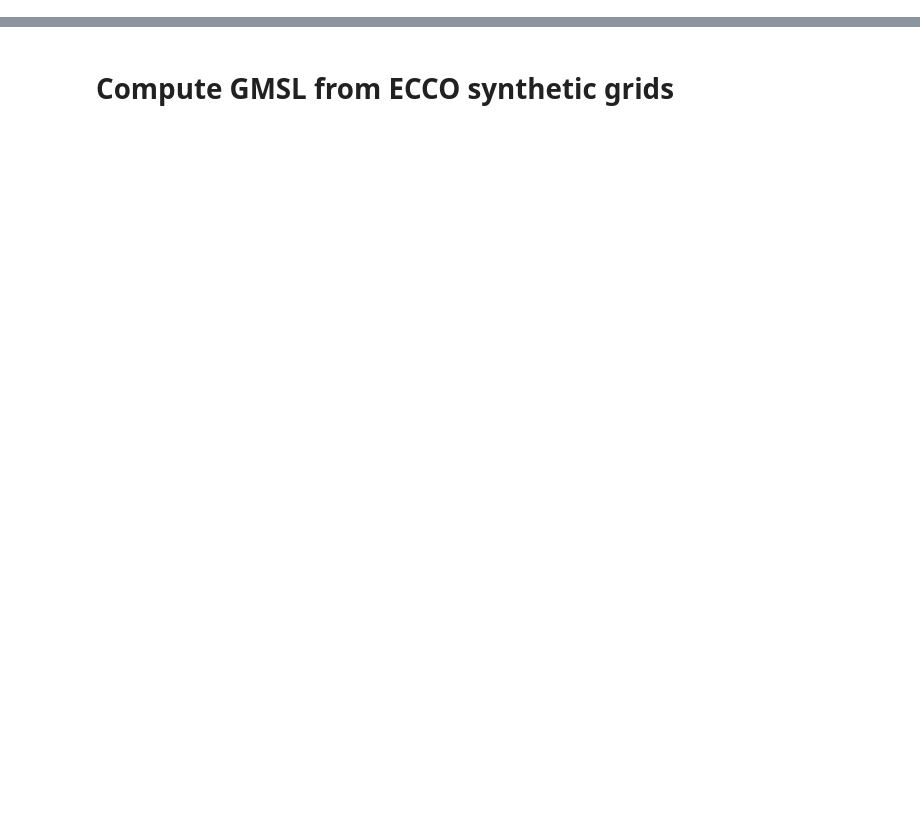
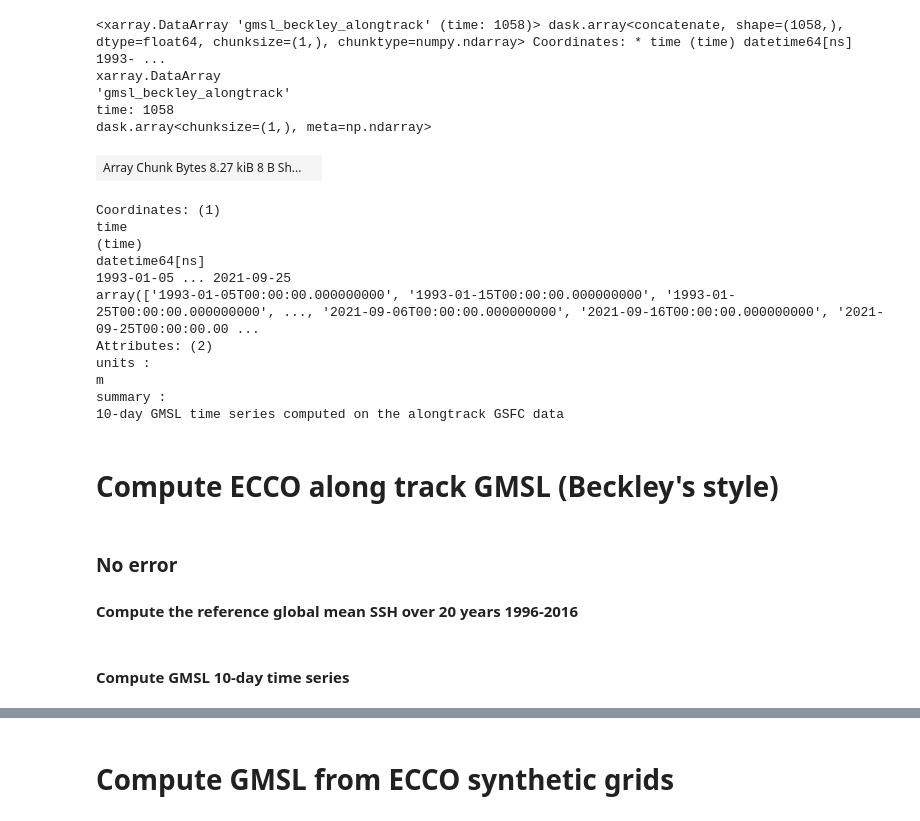
Before and after one commit to sevfour/ECCO_GMSL, a Jupyter notebook: GMSL.ipynb, the cells around one changed output, grey strips where cells are left out. Drawn from its saved outputs; the diff is of its cells as text; code cells hidden in the pictures; blank space fills up the shorter version.

```diff
--- a/GMSL.ipynb
+++ b/GMSL.ipynb
@@ -225,0 +47,4 @@ alongtrack_gmsl.to_netcdf(filename)
+# %%
+beckley_alongtrack_file_dir = list(beckley_file_dir.glob('Merged*Cycle*nc'))
+beckley_alongtrack_file_dir=np.sort(beckley_alongtrack_file_dir)
+beckley_alongtrack_file_dir
@@ -225,0 +60,50 @@ alongtrack_gmsl.to_netcdf(filename)
+# %%
+beckley_gmsl_tmp=[]
+for i in np.arange(0,len(beckley_alongtrack_file_dir)):
+    alongtrack = xr.open_mfdataset(
+            paths=beckley_alongtrack_file_dir[i],
+            combine='nested',
+            concat_dim='i',
+            decode_cf=True,
+            compat='override',
+            coords='minimal',
+            chunks={'time': 1}
+        )
+    alongtrack=alongtrack.where((np.abs(alongtrack.lat) <= 66))
+    SSH_at_xy_ano=alongtrack.ssha*10**(-3)
+    # SSH_at_xy_ano=alongtrack.SSH_at_xy-ref_mean
+    # alpha = np.arcsin(np.abs(np.cos(incidence)/np.cos(np.deg2rad(alongtrack.lat))))
+    # gamma = np.arctan(np.abs( (Vs*np.sin(alpha)-Ve*np.cos(np.deg2rad(alongtrack.lat))) / (Vs*np.cos(alpha)) ))
+    # beta = np.pi/2 - gamma
+    # w=np.sin(beta)/np.sin(beta0) #From Nerem 1995
+    w=np.cos(np.deg2rad(alongtrack.lat))
+    w=w.where(np.isfinite(SSH_at_xy_ano))
+    beckley_gmsl_tmp.append((SSH_at_xy_ano*w).sum(skipna=True)/w.sum(skipna=True))
+beckley_gmsl = xr.concat(beckley_gmsl_tmp, dim='time')
+# %%
+beckley_gmsl.name = 'gmsl_beckley_alongtrack'
+beckley_gmsl.attrs['units'] = 'm'
+beckley_gmsl.attrs['summary'] = '10-day GMSL time series computed on the alongtrack GSFC data'#, referenced to a 1996-2016 global mean SSH'
+beckley_gmsl.time.attrs['long_name'] = 'mid day of the 10-day average'
+#we use the Beckley time series for the time
+gmsl_beckley = xr.open_dataset(str(output_dir) + '/GMSL_Beckley_v51.nc')
+beckley_gmsl['time']=gmsl_beckley.time[0:len(beckley_gmsl)]
+beckley_gmsl
+# %% [output]
+<xarray.DataArray 'gmsl_beckley_alongtrack' (time: 1058)> dask.array<concatenate, shape=(1058,), dtype=float64, chunksize=(1,), chunktype=numpy.ndarray> Coordinates: * time (time) datetime64[ns] 1993- ...
+xarray.DataArray
+'gmsl_beckley_alongtrack'
+time: 1058
+dask.array<chunksize=(1,), meta=np.ndarray>
+| Array Chunk Bytes 8.27 kiB 8 B Sh... |  |
+Coordinates: (1)
+time
+(time)
+datetime64[ns]
+1993-01-05 ... 2021-09-25
+array(['1993-01-05T00:00:00.000000000', '1993-01-15T00:00:00.000000000', '1993-01-25T00:00:00.000000000', ..., '2021-09-06T00:00:00.000000000', '2021-09-16T00:00:00.000000000', '2021-09-25T00:00:00.00 ...
+Attributes: (2)
+units :
+m
+summary :
+10-day GMSL time series computed on the alongtrack GSFC data
@@ -225,0 +113,5 @@ alongtrack_gmsl.to_netcdf(filename)
+# %% [markdown]
+# Compute ECCO along track GMSL (Beckley's style)
+# %% [markdown]
+### No error
+#### Compute the reference global mean SSH over 20 years 1996-2016
@@ -225,0 +138,2 @@ alongtrack_gmsl.to_netcdf(filename)
+# %% [markdown]
+#### Compute GMSL 10-day time series
```
Also changed, not shown: parts of 150 cells of this notebook, 11 other files.
